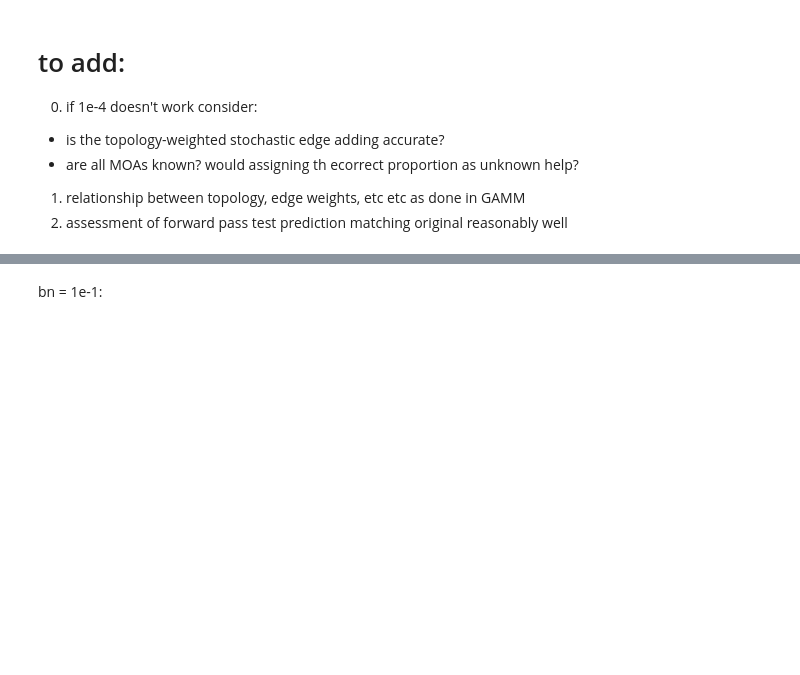
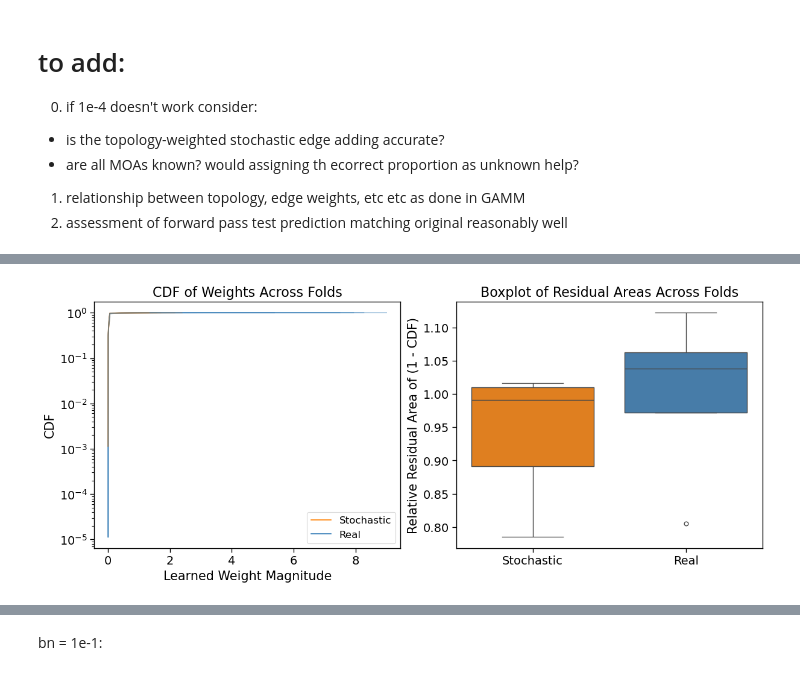
Before and after one commit to hmbaghdassarian/scLEMBAS, a Jupyter notebook: notebooks/McCauley_2024/07_mechanistic_analyses/self_pruning/02_assess_self_prune.ipynb, the cells around one changed output, grey strips where cells are left out. Cells and saved outputs as stored; diff of their text form; code cells hidden in the pictures; blank space fills up the shorter version.

Commit message:
continue working on self pruning

```diff
--- a/notebooks/McCauley_2024/07_mechanistic_analyses/self_pruning/02_assess_self_prune.ipynb
+++ b/notebooks/McCauley_2024/07_mechanistic_analyses/self_pruning/02_assess_self_prune.ipynb
@@ -59,7 +59,7 @@ os.environ["NUMEXPR_NUM_THREADS"] = str(1)
 num_stochastic_edges = int(np.round(0.01*sn_ppis.shape[0]))
 # %%
 seed_multiplier = 21234
-def load_model(fold, ensemble_idx, bn_weight_l2 = 1e-7, from_trainer = False):
+def load_model(fold, ensemble_idx, bn_weight_l2 = 1e-7, bn_weight_l1 = 0, from_trainer = False):
     """Loads the model and training object.
 
     Two different ways to do so: from pickled training object (larger files) or from model state dict `.pt` file (smaller files to transfer).
@@ -76,8 +76,9 @@ def load_model(fold, ensemble_idx, bn_weight_l2 = 1e-7, from_trainer = False):
     """
     curr_seed = seed + ensemble_idx + 1 + (seed_multiplier * ensemble_idx * fold)
 
-    l2_string = '{:.0E}'.format(bn_weight_l2).replace('E-0', 'E-')
-    fn_base = os.path.join(data_path, 'processed', 'pruning_ensembles', '{}_fold{}_l2{}'.format(author, fold, l2_string))
+    l2_string = '{:.0E}'.format(bn_weight_l2).replace('E-0', 'E-') if bn_weight_l2 != 0 else '0'
+    l1_string = '{:.0E}'.format(bn_weight_l1).replace('E-0', 'E-') if bn_weight_l1 != 0 else '0'
+    fn_base = os.path.join(data_path, 'processed', 'pruning_ensembles', '{}_fold{}_l2{}_l1{}'.format(author, fold, l2_string, l1_string))
 
     if from_trainer:
         fn_trainer =  os.path.join(fn_base + '_pruning_trainer_actual_ensemble{}.pickle'.format(ensemble_idx))
@@ -98,4 +99,5 @@ def load_model(fold, ensemble_idx, bn_weight_l2 = 1e-7, from_trainer = False):
         trainer = None
     return mod, trainer
 # %%
-bn_weight_l2 = 1e-1 # 1e-7
+bn_weight_l2 = 0#1e-1 # 1e-4 # 1e-7
+bn_weight_l1 = 1e-3 #0
@@ -141,0 +153,78 @@ sns.set_context(
+# %%
+def compute_cdf(x):
+    x = np.asarray(x)
+    x_sorted = np.sort(x)
+    y = np.arange(1, len(x_sorted) + 1, dtype=float) / len(x_sorted)
+    return x_sorted, y
+
+
+# -------------------- SETUP --------------------
+fig, ax = plt.subplots(nrows=1, ncols=2, figsize=(12, 5), constrained_layout=True)
+
+residuals_stochastic = []
+residuals_real = []
+stoch_color = sns.color_palette('Set1')[4]
+real_color = sns.color_palette('Set1')[1]
+
+real_mask = (learned_weights.edge_type == 'real')
+
+
+# -------------------- CDF PANEL --------------------
+j = 0
+for fold in range(5):
+    fold_mask = (learned_weights.fold == fold)
+
+    x_stoch, y_stoch = compute_cdf(learned_weights[fold_mask & ~real_mask].weights.values)
+    x_real, y_real = compute_cdf(learned_weights[fold_mask & real_mask].weights.values)
+
+    sns.lineplot(x=x_stoch, y=y_stoch, ax=ax[j], color=stoch_color, alpha=0.5)
+    sns.lineplot(x=x_real, y=y_real, ax=ax[j], color=real_color, alpha=0.5)
+
+    # residual areas
+    area_stoc = np.trapz(1 - y_stoch, x_stoch)
+    area_real = np.trapz(1 - y_real, x_real)
+
+    residuals_stochastic.append(area_stoc)
+    residuals_real.append(area_real)
+
+ax[j].set_xlabel("Learned Weight Magnitude")
+ax[j].set_ylabel("CDF")
+ax[j].set_title("CDF of Weights Across Folds")
+ax[j].set_yscale('log')
+
+# clean legend (manual to avoid duplicates)
+handles = [
+    plt.Line2D([0], [0], color=stoch_color, label="Stochastic"),
+    plt.Line2D([0], [0], color=real_color, label="Real")
+]
+ax[j].legend(handles=handles)
+
+
+# -------------------- BOXPLOT PANEL --------------------
+j = 1
+mean_real = np.mean(residuals_real)
+
+df_box = pd.DataFrame({
+    "value": np.concatenate([
+        np.array(residuals_stochastic) / mean_real,
+        np.array(residuals_real) / mean_real
+    ]),
+    "type": ["Stochastic"] * len(residuals_stochastic) +
+            ["Real"] * len(residuals_real)
+})
+
+sns.boxplot(
+    data=df_box,
+    x="type",
+    y="value",
+    palette={"Stochastic": stoch_color, "Real": real_color},
+    ax=ax[j]
+)
+
+ax[j].set_ylabel("Relative Residual Area of (1 - CDF)")
+ax[j].set_xlabel("")
+ax[j].set_title("Boxplot of Residual Areas Across Folds")
+
+
+plt.show()
+# %% [output]
@@ -141,0 +234 @@ sns.set_context(
+[figure, added]
```
Also changed, not shown: parts of 10 cells of this notebook, 11 other files.
